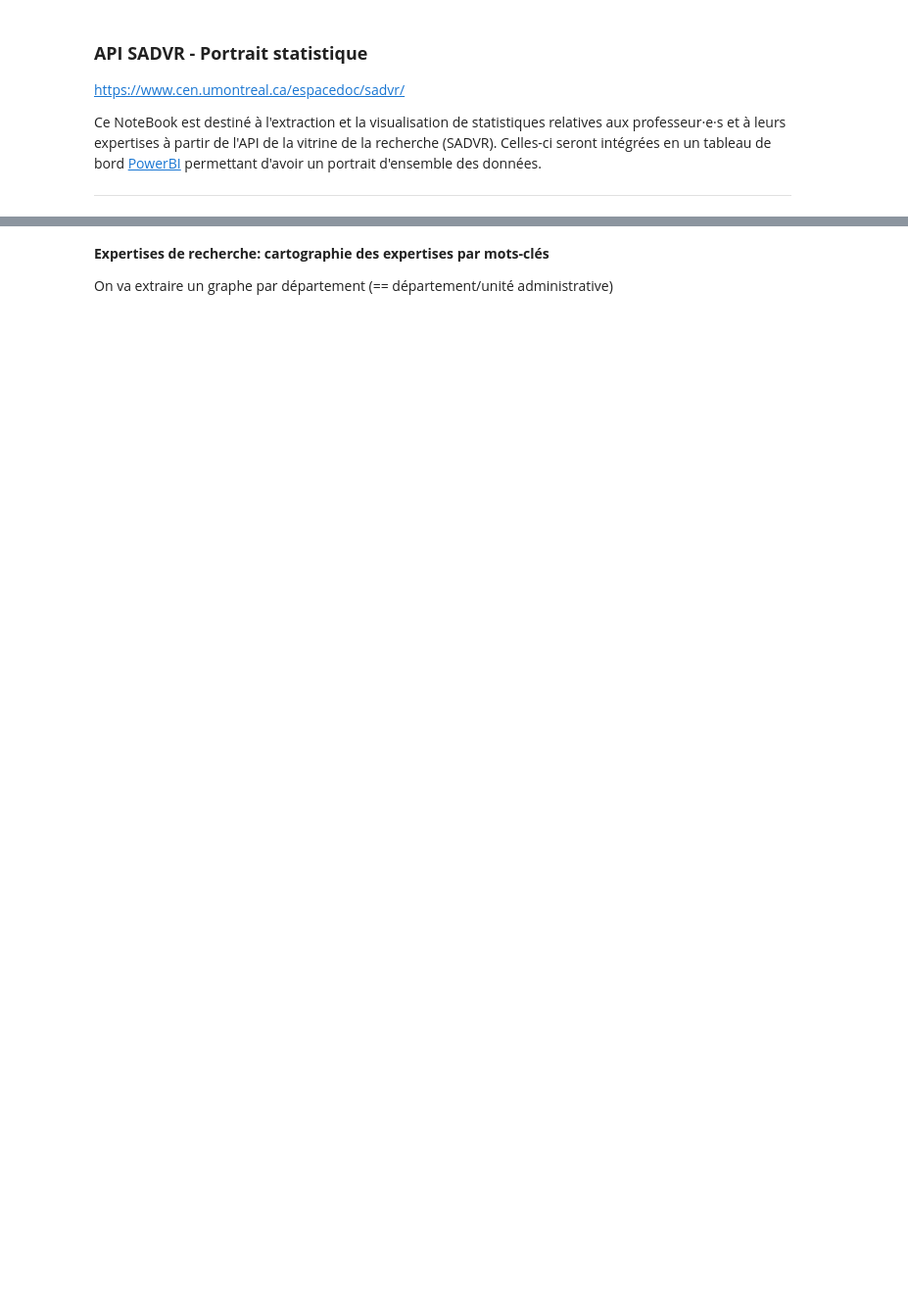
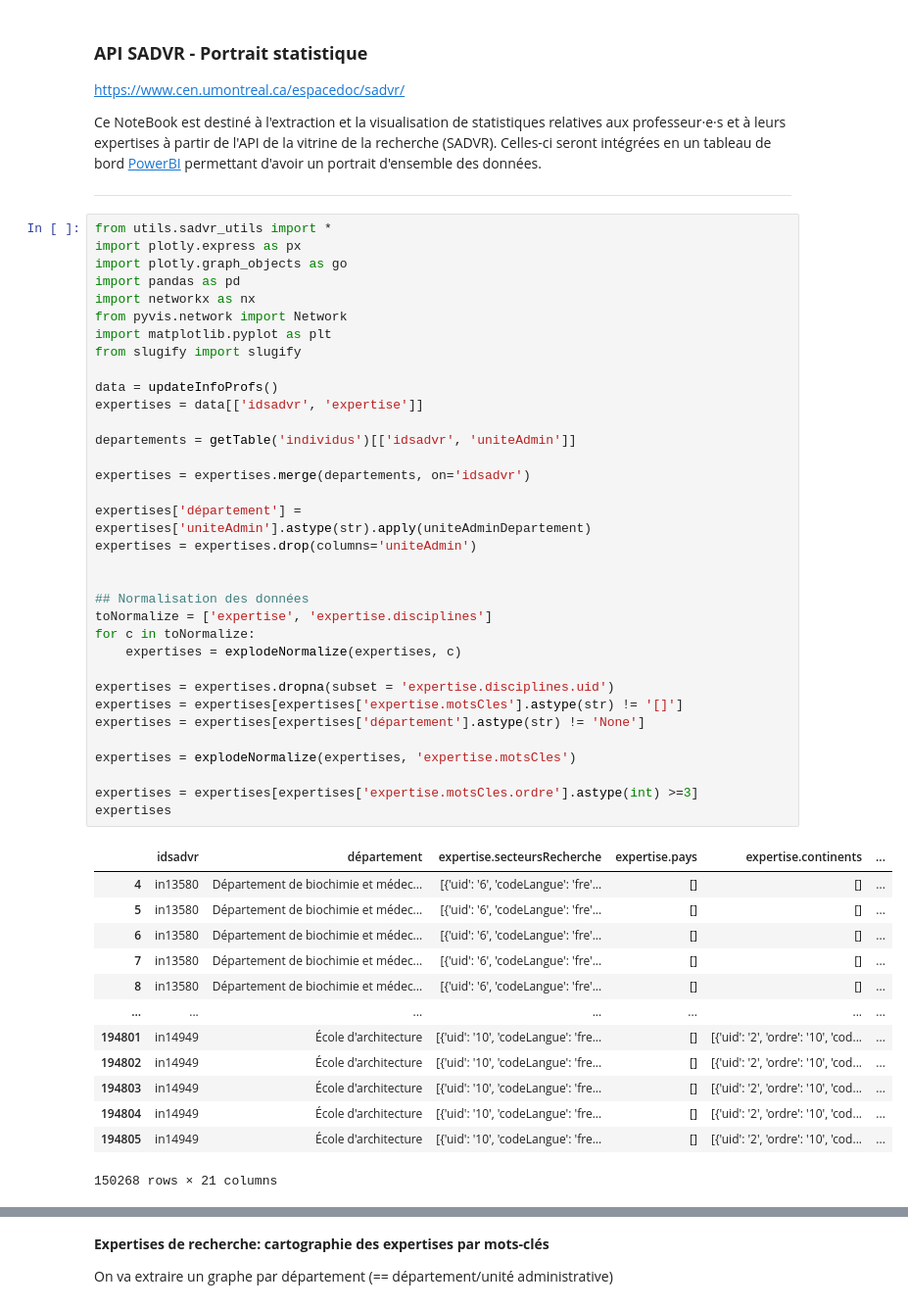
Before and after one commit to sadvr/sadvr-dashboard, a Jupyter notebook: dev_cartographie_expertises.ipynb, the cells around one changed output, grey strips where cells are left out. Shown at 98% size. Saved outputs shown, nothing was run; the diff lists cells and outputs as text; blank space fills up the shorter version.

Commit message:
cartographie (graphs départements complets)

```diff
--- a/dev_cartographie_expertises.ipynb
+++ b/dev_cartographie_expertises.ipynb
@@ -6,6 +6,54 @@ Ce NoteBook est destiné à l'extraction et la visualisation de statistiques rel
 Celles-ci seront intégrées en un tableau de bord [PowerBI](https://wiki.umontreal.ca/display/SIE/Power+BI) permettant d'avoir un portrait d'ensemble des données.
 
 ---
+# %%
+from utils.sadvr_utils import *
+import plotly.express as px
+import plotly.graph_objects as go
+import pandas as pd
+import networkx as nx
+from pyvis.network import Network
+import matplotlib.pyplot as plt
+from slugify import slugify
+
+data = updateInfoProfs()
+expertises = data[['idsadvr', 'expertise']]
+
+departements = getTable('individus')[['idsadvr', 'uniteAdmin']]
+
+expertises = expertises.merge(departements, on='idsadvr')
+
+expertises['département'] = expertises['uniteAdmin'].astype(str).apply(uniteAdminDepartement)
+expertises = expertises.drop(columns='uniteAdmin')
+
+
+## Normalisation des données
+toNormalize = ['expertise', 'expertise.disciplines']
+for c in toNormalize:
+    expertises = explodeNormalize(expertises, c)
+
+expertises = expertises.dropna(subset = 'expertise.disciplines.uid')
+expertises = expertises[expertises['expertise.motsCles'].astype(str) != '[]']
+expertises = expertises[expertises['département'].astype(str) != 'None']
+
+expertises = explodeNormalize(expertises, 'expertise.motsCles')
+
+expertises = expertises[expertises['expertise.motsCles.ordre'].astype(int) >=3]
+expertises
+# %% [output]
+|  | idsadvr | département | expertise.secteursRecherche | expertise.pays | expertise.continents | ... |
+| 4 | in13580 | Département de biochimie et médec... | [{'uid': '6', 'codeLangue': 'fre'... | [] | [] | ... |
+| 5 | in13580 | Département de biochimie et médec... | [{'uid': '6', 'codeLangue': 'fre'... | [] | [] | ... |
+| 6 | in13580 | Département de biochimie et médec... | [{'uid': '6', 'codeLangue': 'fre'... | [] | [] | ... |
+| 7 | in13580 | Département de biochimie et médec... | [{'uid': '6', 'codeLangue': 'fre'... | [] | [] | ... |
+| 8 | in13580 | Département de biochimie et médec... | [{'uid': '6', 'codeLangue': 'fre'... | [] | [] | ... |
+| ... | ... | ... | ... | ... | ... | ... |
+| 194801 | in14949 | École d'architecture | [{'uid': '10', 'codeLangue': 'fre... | [] | [{'uid': '2', 'ordre': '10', 'cod... | ... |
+| 194802 | in14949 | École d'architecture | [{'uid': '10', 'codeLangue': 'fre... | [] | [{'uid': '2', 'ordre': '10', 'cod... | ... |
+| 194803 | in14949 | École d'architecture | [{'uid': '10', 'codeLangue': 'fre... | [] | [{'uid': '2', 'ordre': '10', 'cod... | ... |
+| 194804 | in14949 | École d'architecture | [{'uid': '10', 'codeLangue': 'fre... | [] | [{'uid': '2', 'ordre': '10', 'cod... | ... |
+| 194805 | in14949 | École d'architecture | [{'uid': '10', 'codeLangue': 'fre... | [] | [{'uid': '2', 'ordre': '10', 'cod... | ... |
+150268 rows × 21 columns
 # %%
 from utils.sadvr_utils import *
 import plotly.express as px
```
Also changed, not shown: parts of 12 cells of this notebook, 13 other files.
